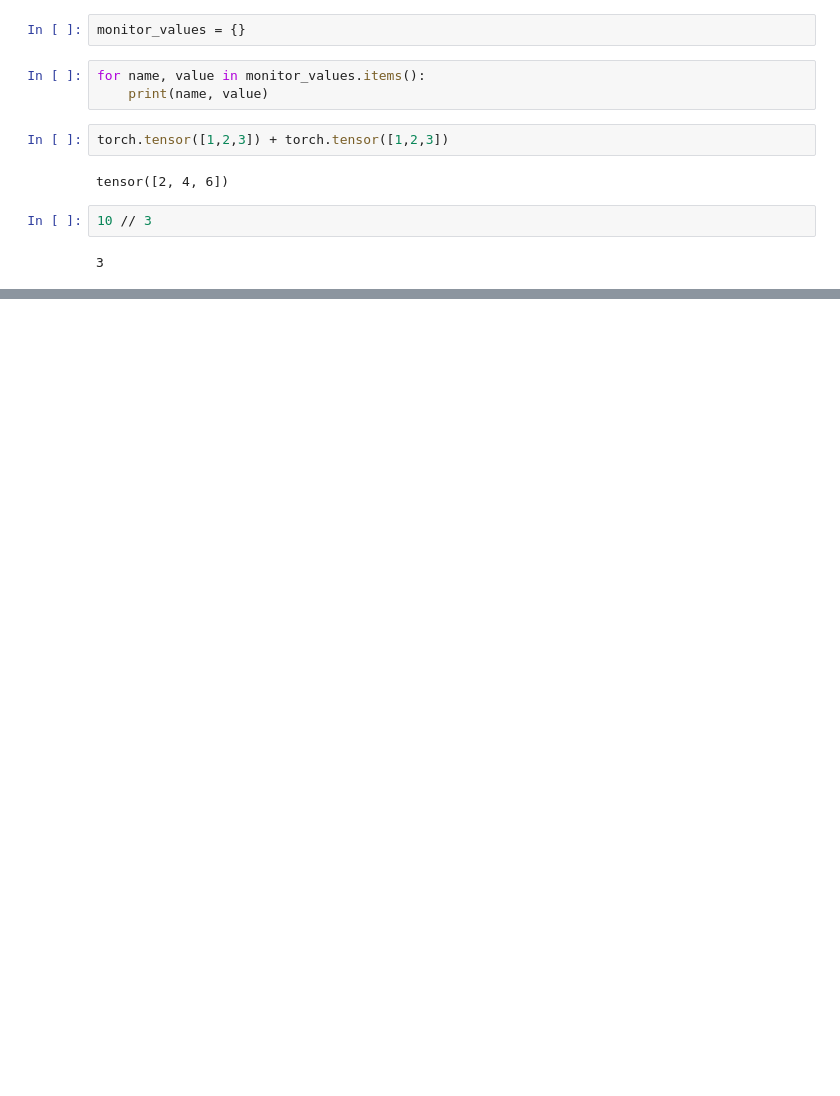
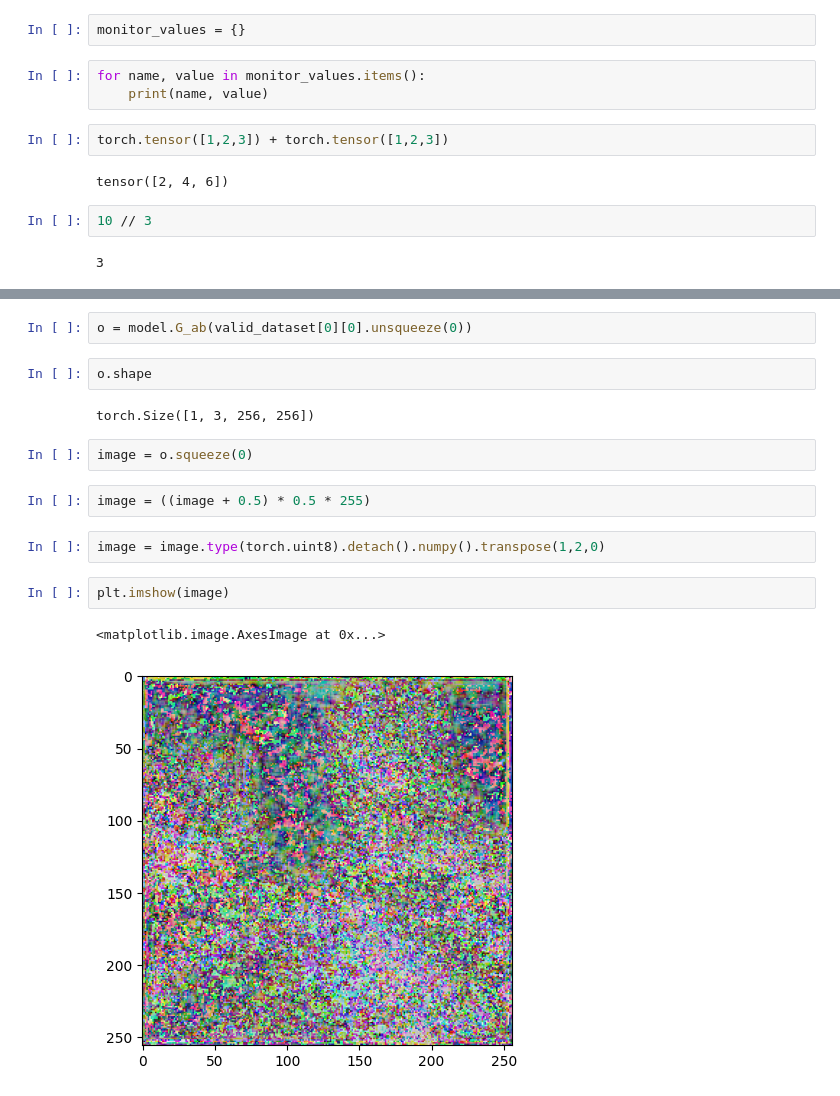
Before and after one commit to copper-light/StudyGAN, a Jupyter notebook: test.ipynb, the cells around one changed output, grey strips where cells are left out. Cells and saved outputs as stored; diff of their text form; blank space fills up the shorter version.

```diff
--- a/test.ipynb
+++ b/test.ipynb
@@ -34,0 +66,17 @@ tensor([2, 4, 6])
+# %%
+o = model.G_ab(valid_dataset[0][0].unsqueeze(0))
+# %%
+o.shape
+# %% [output]
+torch.Size([1, 3, 256, 256])
+# %%
+image = o.squeeze(0)
+# %%
+image = ((image + 0.5) * 0.5 * 255)
+# %%
+image = image.type(torch.uint8).detach().numpy().transpose(1,2,0)
+# %%
+plt.imshow(image)
+# %% [output]
+<matplotlib.image.AxesImage at 0x...>
+[figure, added]
```
Also changed, not shown: parts of 6 cells of this notebook.
